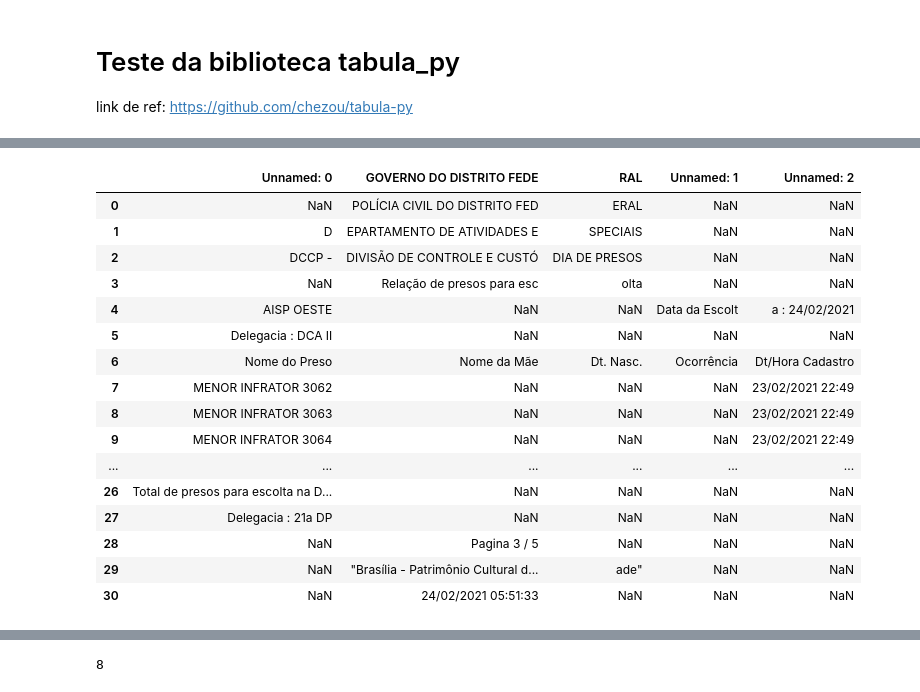
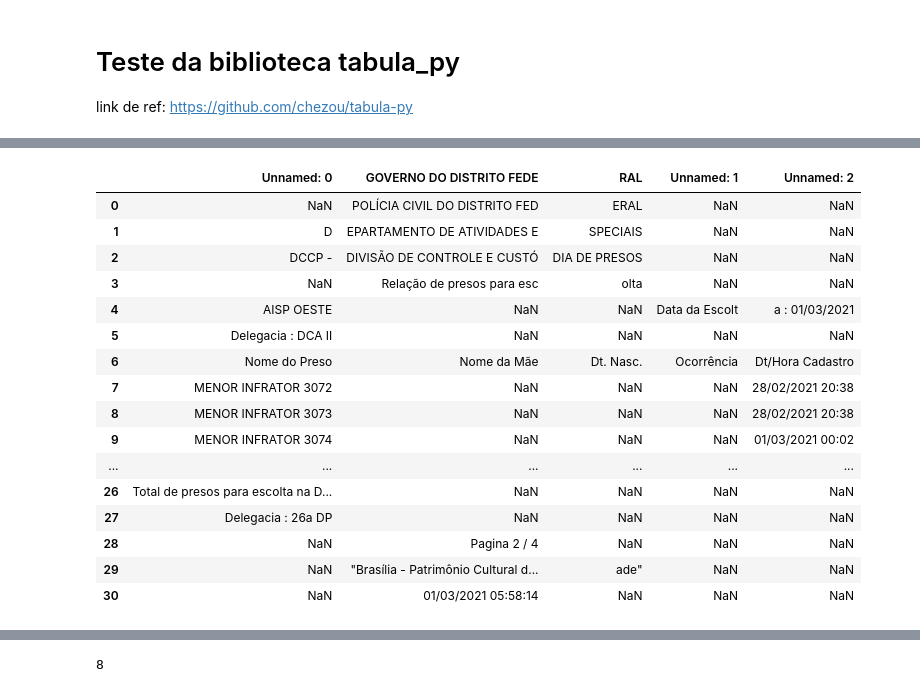
Before and after one commit to halisson-gomides/delivery-dp, a Jupyter notebook: teste_tabulapy.ipynb, the cells around one changed output, grey strips where cells are left out. Cells and saved outputs as stored; diff of their text form; code cells hidden in the pictures.

```diff
--- a/teste_tabulapy.ipynb
+++ b/teste_tabulapy.ipynb
@@ -22,27 +36,27 @@ uname:
 linux_distribution: ('', '', '')
 mac_ver: ('', ('', '', ''), '')
 # %%
-pdf_path = "dados/originais/solicitacao_escolta_solicitacoes_dia24.pdf"
+pdf_path = "../dados/originais/solicitacao_escolta_solicitacoes.pdf"
 
 # dfs = tabula.read_pdf(pdf_path, columns=[47, 147, 256, 310, 375, 431, 504], guess=False, pages=1)
 dfs = tabula.read_pdf(pdf_path, columns=[300, 500, 600, 700, 800, 900], guess=False, pages='all')
 # %%
-dfs[2]
+dfs[1]
 # %% [output]
 |  | Unnamed: 0 | GOVERNO DO DISTRITO FEDE | RAL | Unnamed: 1 | Unnamed: 2 |
 | 0 | NaN | POLÍCIA CIVIL DO DISTRITO FED | ERAL | NaN | NaN |
 | 1 | D | EPARTAMENTO DE ATIVIDADES E | SPECIAIS | NaN | NaN |
 | 2 | DCCP - | DIVISÃO DE CONTROLE E CUSTÓ | DIA DE PRESOS | NaN | NaN |
 | 3 | NaN | Relação de presos para esc | olta | NaN | NaN |
-| 4 | AISP OESTE | NaN | NaN | Data da Escolt | a : 24/02/2021 |
+| 4 | AISP OESTE | NaN | NaN | Data da Escolt | a : 01/03/2021 |
 | 5 | Delegacia : DCA II | NaN | NaN | NaN | NaN |
 | 6 | Nome do Preso | Nome da Mãe | Dt. Nasc. | Ocorrência | Dt/Hora Cadastro |
-| 7 | MENOR INFRATOR 3062 | NaN | NaN | NaN | 23/02/2021 22:49 |
-| 8 | MENOR INFRATOR 3063 | NaN | NaN | NaN | 23/02/2021 22:49 |
-| 9 | MENOR INFRATOR 3064 | NaN | NaN | NaN | 23/02/2021 22:49 |
+| 7 | MENOR INFRATOR 3072 | NaN | NaN | NaN | 28/02/2021 20:38 |
+| 8 | MENOR INFRATOR 3073 | NaN | NaN | NaN | 28/02/2021 20:38 |
+| 9 | MENOR INFRATOR 3074 | NaN | NaN | NaN | 01/03/2021 00:02 |
 | ... | ... | ... | ... | ... | ... |
 | 26 | Total de presos para escolta na D... | NaN | NaN | NaN | NaN |
-| 27 | Delegacia : 21a DP | NaN | NaN | NaN | NaN |
-| 28 | NaN | Pagina 3 / 5 | NaN | NaN | NaN |
+| 27 | Delegacia : 26a DP | NaN | NaN | NaN | NaN |
+| 28 | NaN | Pagina 2 / 4 | NaN | NaN | NaN |
 | 29 | NaN | "Brasília - Patrimônio Cultural d... | ade" | NaN | NaN |
-| 30 | NaN | 24/02/2021 05:51:33 | NaN | NaN | NaN |
+| 30 | NaN | 01/03/2021 05:58:14 | NaN | NaN | NaN |
```
Also changed, not shown: parts of 22 cells of this notebook, 1 other file.
